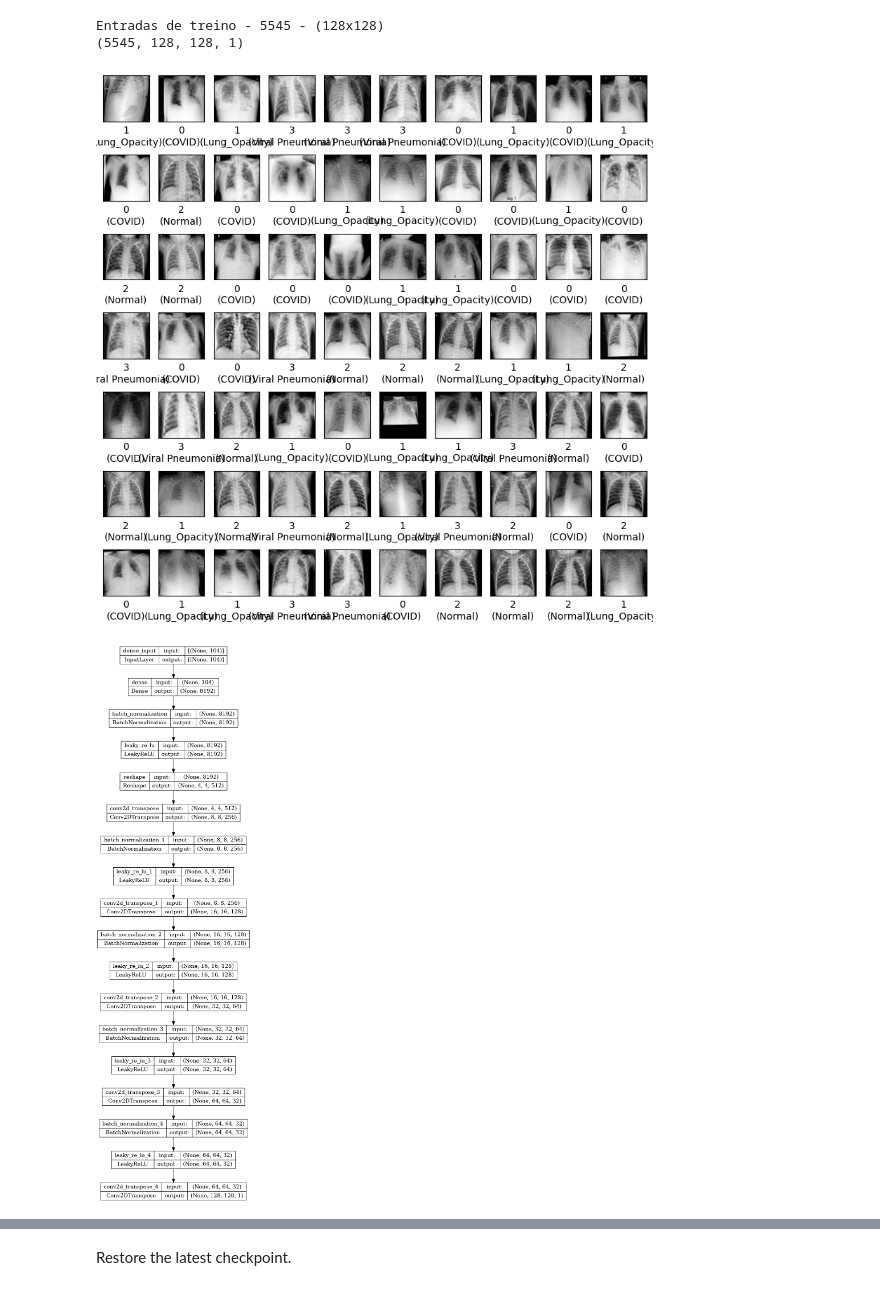
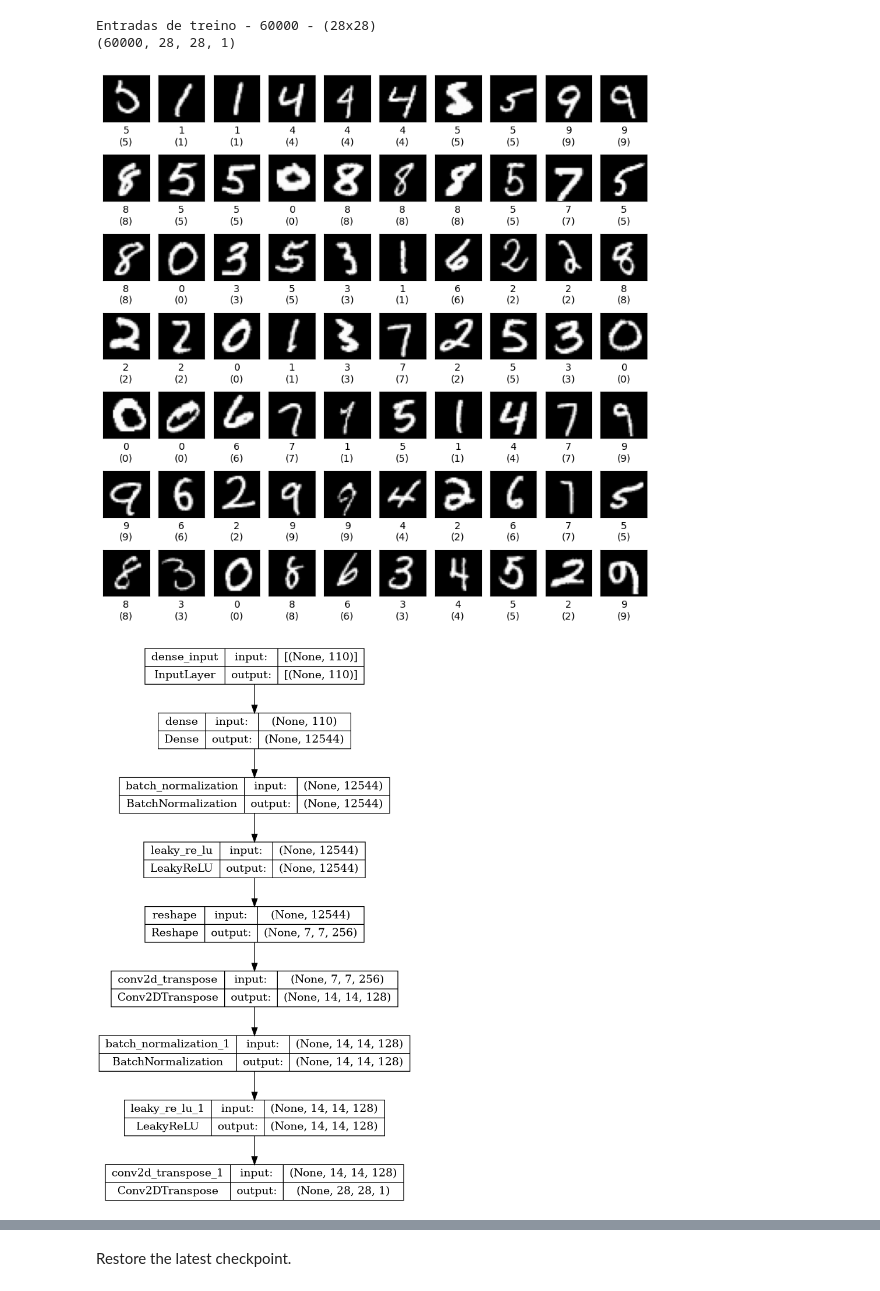
Before and after one commit to Birunda3000/gan-medical-image, a Jupyter notebook: mnist-dcgan_pickle.ipynb, the cells around one changed output, grey strips where cells are left out. Cells and saved outputs as stored; diff of their text form; code cells hidden in the pictures.

Commit message:
working with mnist

```diff
--- a/mnist-dcgan_pickle.ipynb
+++ b/mnist-dcgan_pickle.ipynb
@@ -51,26 +48,27 @@ I0000 00:00:1749048908.303449   11289 cuda_executor.cc:1001] could not open file
 Your kernel may have been built without NUMA support.
 # %%
-data_path = "/tf/data_project/image/covid/pickle/covid19-radiography-pickle.pickle"
-#data_path = "../data/mnist_train_1000-pickle.pickle"
+#data_path = "/tf/data_project/image/covid/pickle/covid19-radiography-pickle.pickle"
+data_path = "/tf/data_project/image/mnist/pickle/mnist_train-pickle.pickle"
 
-out_path = "/tf/data_project/image/covid"
+#out_path = "/tf/data_project/image/covid"
+out_path = "/tf/data_project/image/mnist"
 
 train_image_out_path = out_path + "/train_generated_images"
 
-model_save_path = '/tf/data_project/image/covid/models/generation_models'
+model_save_path = out_path + '/models/generation_models'
 
-checkpoint_dir = '/tf/data_project/image/covid/models/checkpoints'
+checkpoint_dir = out_path + '/models/checkpoints'
 
-log_dir = '/tf/data_project/image/covid/logs/fit/' + time.strftime("%Y%m%d-%H%M%S")
+log_dir = out_path + '/logs/fit/' + time.strftime("%Y%m%d-%H%M%S")
 
 
-IMG_SIZE = 128
+IMG_SIZE = 28
 channels = 1
 
-BUFFER_SIZE = 5545
-BATCH_SIZE = 64
+BUFFER_SIZE = 60000
+BATCH_SIZE = 1000
 
-EPOCHS = 5
+EPOCHS = 300
 noise_dim = 100
 num_examples_to_generate = 16
 # %%
@@ -105,12 +103,12 @@ train_X, train_y = ut.prep_data(data=data_train, CATEGORIES=CATEGORIES, IMG_SIZE
 print('Entradas de treino - {} - ({}x{})'.format( train_X.shape[0], train_X.shape[1], train_X.shape[2] ))
 print(train_X.shape)
 # %% [output]
-Entradas de treino - 5545 - (128x128)
-(5545, 128, 128, 1)
+Entradas de treino - 60000 - (28x28)
+(60000, 28, 28, 1)
 # %%
 ut.plot_images(data_train)
 # %% [output]
-[figure, old version]
+[figure, new version]
 # %%
 train_images = np.array(train_X)
 train_images = train_images.reshape(-1, IMG_SIZE, IMG_SIZE, 1).astype('float32')
@@ -122,8 +120,8 @@ train_dataset = train_dataset.shuffle(BUFFER_SIZE)
 train_dataset = train_dataset.batch(BATCH_SIZE)
 train_dataset = train_dataset.prefetch(buffer_size=tf.data.AUTOTUNE)
 # %%
-generator = gen.make_generator_model(noise_dim + num_of_classes)
+generator = gen.make_generator_model(noise_dim + num_of_classes, output_shape=(IMG_SIZE, IMG_SIZE, channels))
 tf.keras.utils.plot_model(generator, show_shapes=True)
 # %% [output]
-[figure, old version]
+[figure, new version]
 # %%
```
Also changed, not shown: parts of 17 cells of this notebook, 3 other files.
